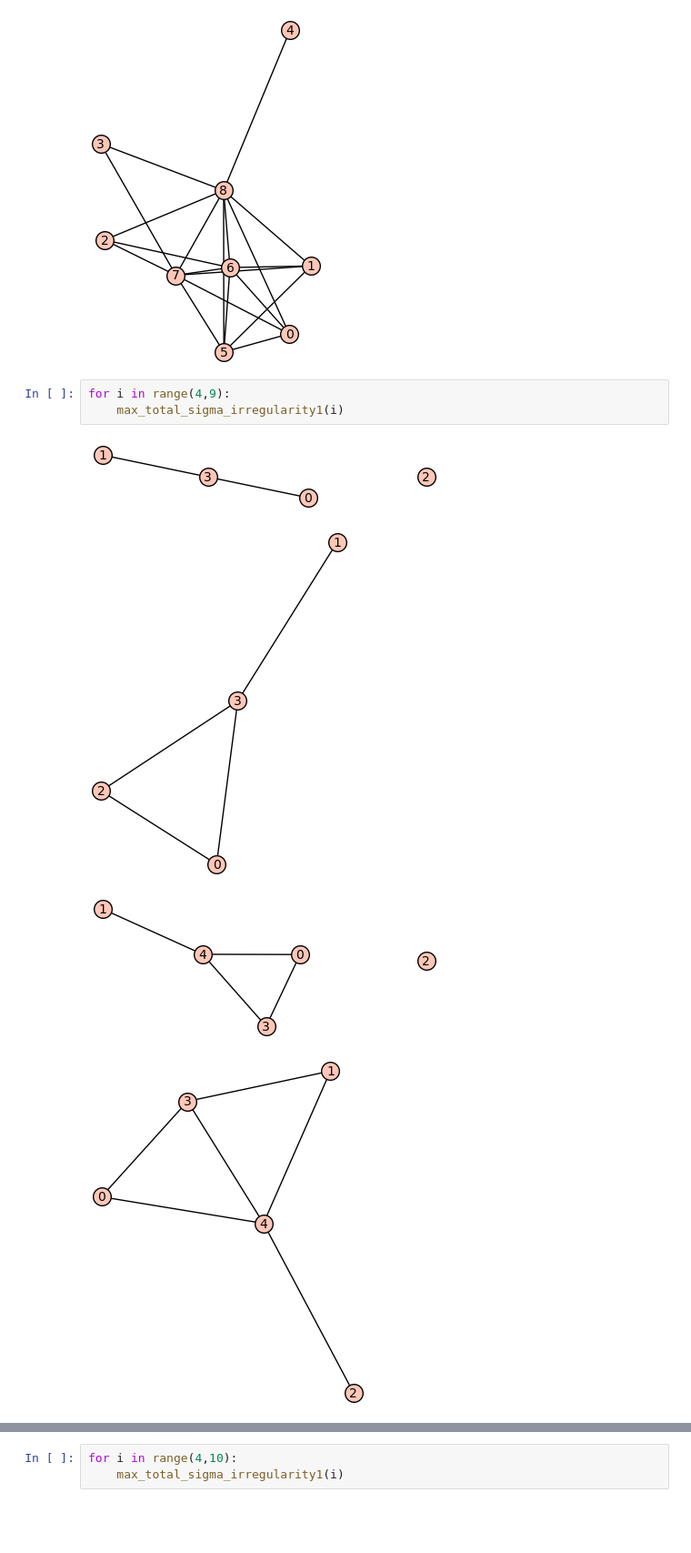
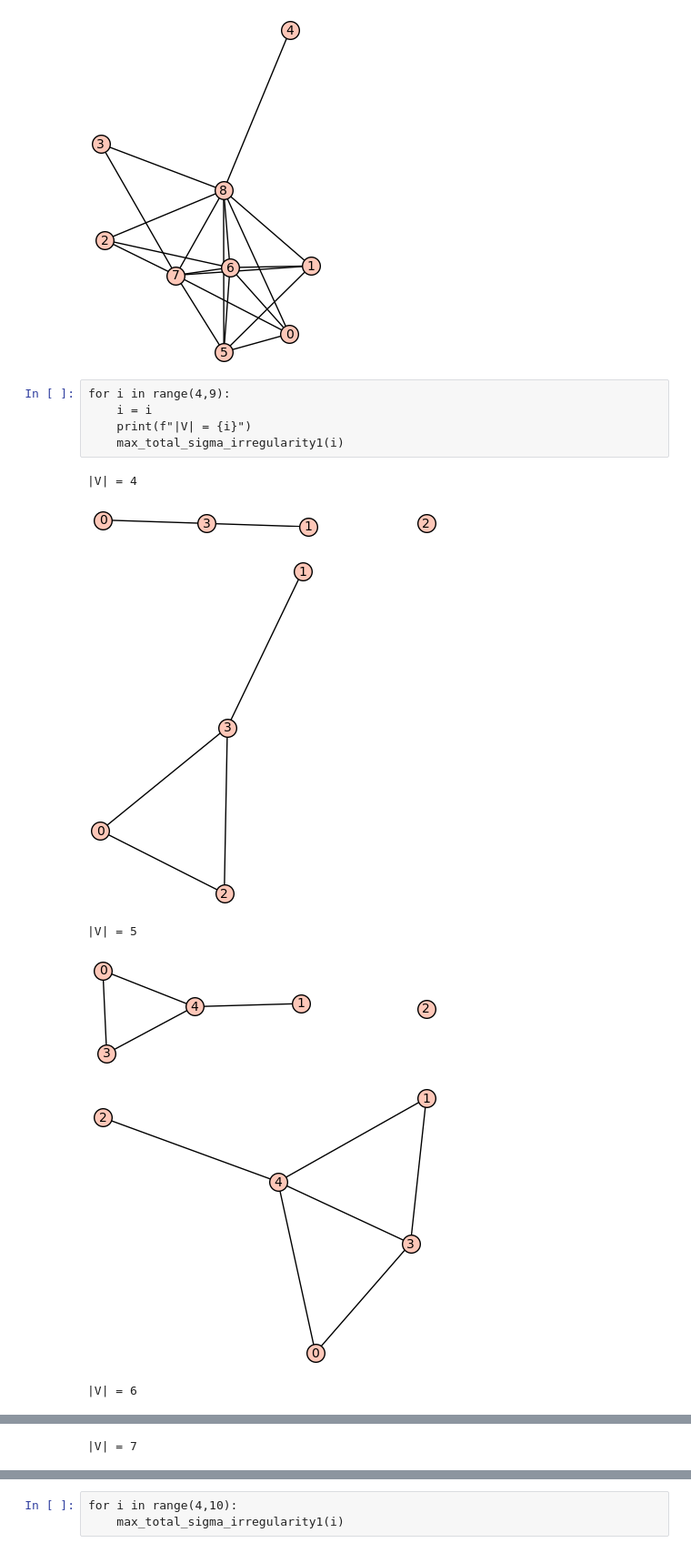
Before and after one commit to tinc-arifovic/Total-Sigma-Irregularity, a Jupyter notebook: total-sigma-irregularity.ipynb, the cells around one changed output, grey strips where cells are left out. Shown: that part at 91% size. Drawn from its saved outputs; the diff is of its cells as text; blank space fills up the shorter version.

```diff
--- a/total-sigma-irregularity.ipynb
+++ b/total-sigma-irregularity.ipynb
@@ -79,9 +79,14 @@ max_total_sigma_irregularity1(9)
 [figure]
 # %%
 for i in range(4,9):
+    i = i
+    print(f"|V| = {i}")
     max_total_sigma_irregularity1(i)
 # %% [output]
+|V| = 4
-[figure, old version]
+[figure, new version]
-[figure, old version]
+[figure, new version]
+|V| = 5
-[figure, old version]
+[figure, new version]
-[figure, old version]
+[figure, new version]
+|V| = 6
@@ -89,0 +95 @@ for i in range(4,9):
+|V| = 7
```
Also changed, not shown: parts of 2 cells of this notebook.
